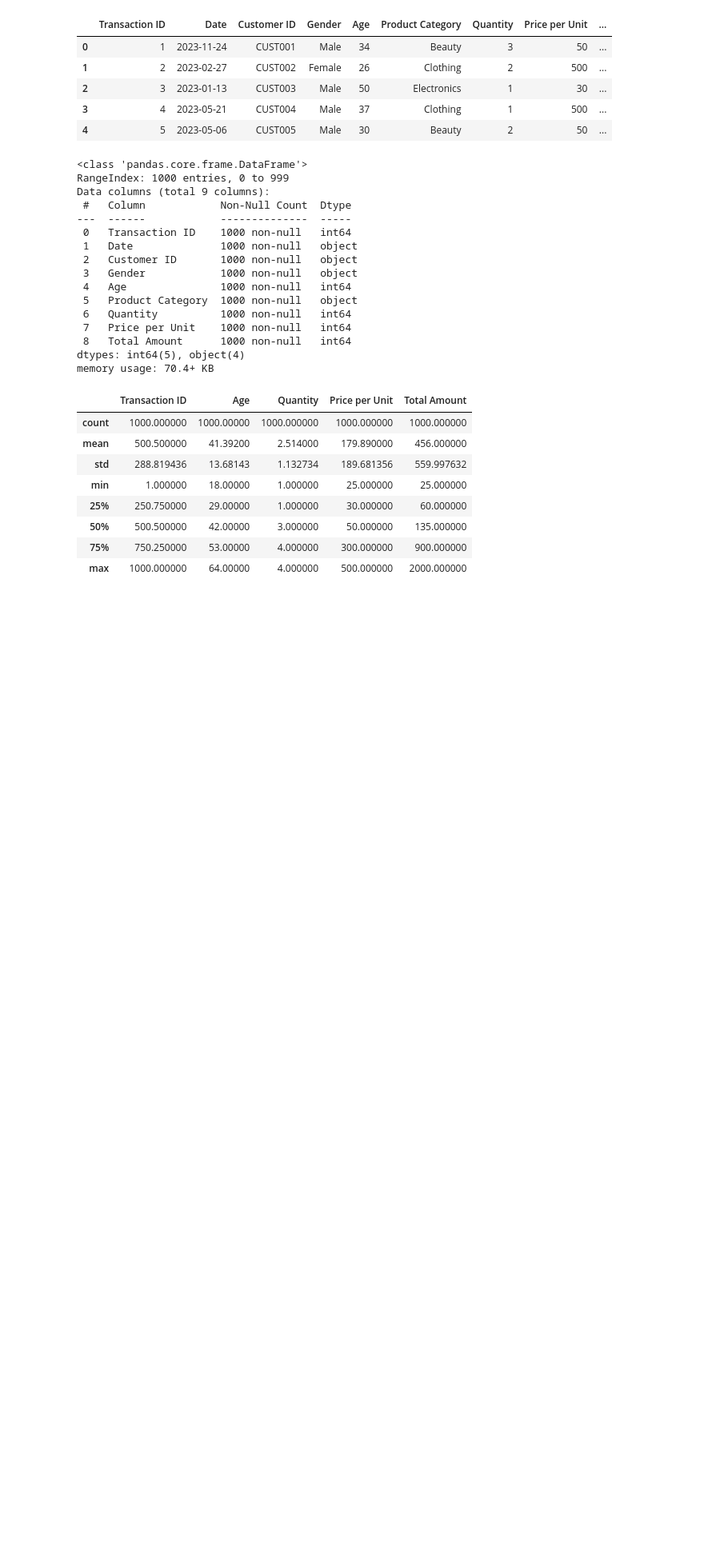
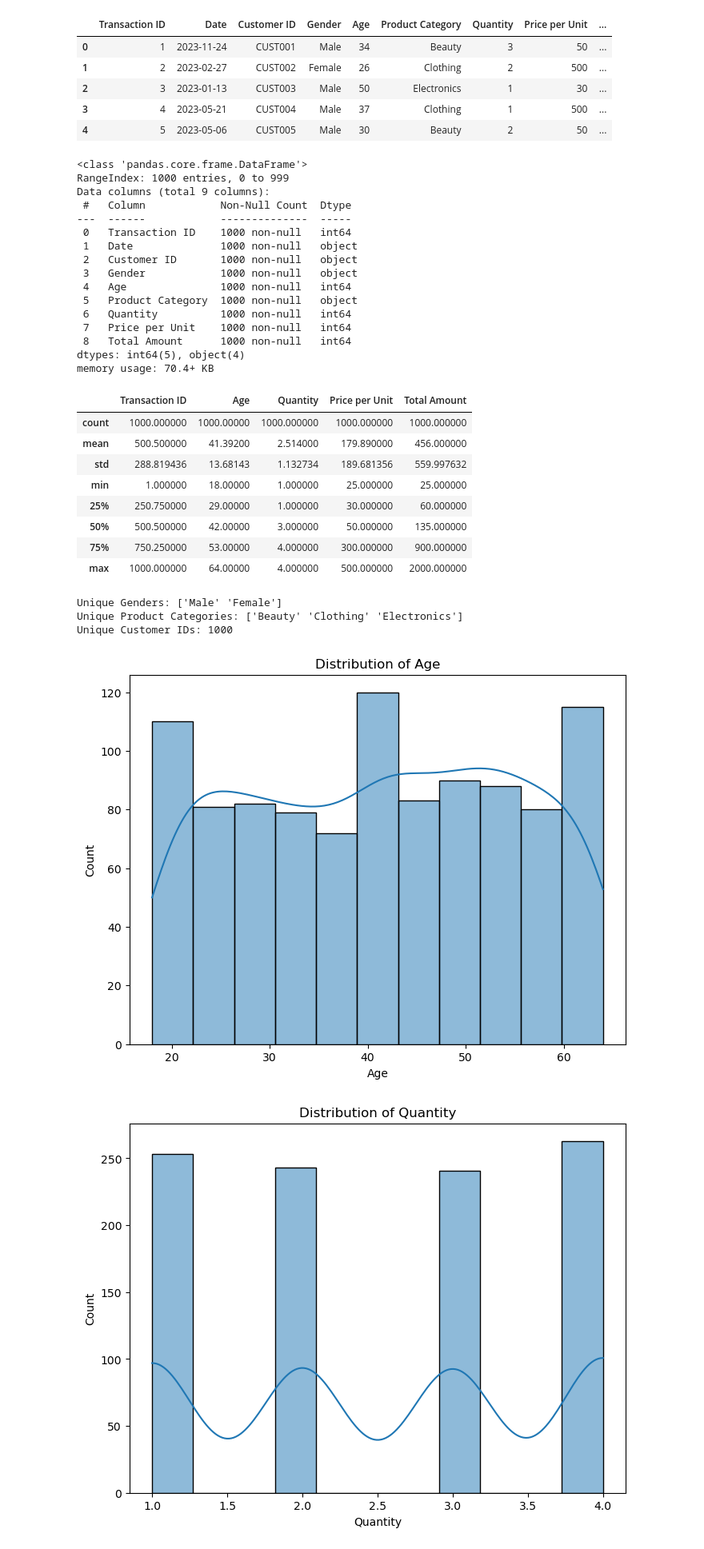
Before and after one commit to AbrahimSA/Retail_Sales, a Jupyter notebook: 1_EDA.ipynb, the cells around one changed output. Shown: that part at 80% size. Drawn from its saved outputs; the diff is of its cells as text; code cells hidden in the pictures; blank space fills up the shorter version.

```diff
--- a/1_EDA.ipynb
+++ b/1_EDA.ipynb
@@ -51,3 +52,33 @@ df.describe()
 | 50% | 500.500000 | 42.00000 | 3.000000 | 50.000000 | 135.000000 |
 | 75% | 750.250000 | 53.00000 | 4.000000 | 300.000000 | 900.000000 |
 | max | 1000.000000 | 64.00000 | 4.000000 | 500.000000 | 2000.000000 |
+# %%
+#Unique Values
+print("Unique Genders:", df['Gender'].unique())
+print("Unique Product Categories:", df['Product Category'].unique())
+print("Unique Customer IDs:", df['Customer ID'].nunique())
+# %% [output]
+Unique Genders: ['Male' 'Female']
+Unique Product Categories: ['Beauty' 'Clothing' 'Electronics']
+Unique Customer IDs: 1000
+# %%
+# isualizations:
+# Distribution of Numerical Variables:
+
+import matplotlib.pyplot as plt
+import seaborn as sns
+numerical_cols = ['Age', 'Quantity', 'Price per Unit', 'Total Amount']
+for col in numerical_cols:
+    plt.figure(figsize=(8, 6))
+    sns.histplot(df[col], kde=True)
+    plt.title(f'Distribution of {col}')
+    plt.show()
+
+for col in numerical_cols:
+    plt.figure(figsize=(8, 6))
+    sns.boxplot(x=df[col])
+    plt.title(f'Boxplot of {col}')
+    plt.show()
+# %% [output]
+[figure, added]
+[figure, added]
```
Also changed, not shown: parts of 5 cells of this notebook, 2 other files.
